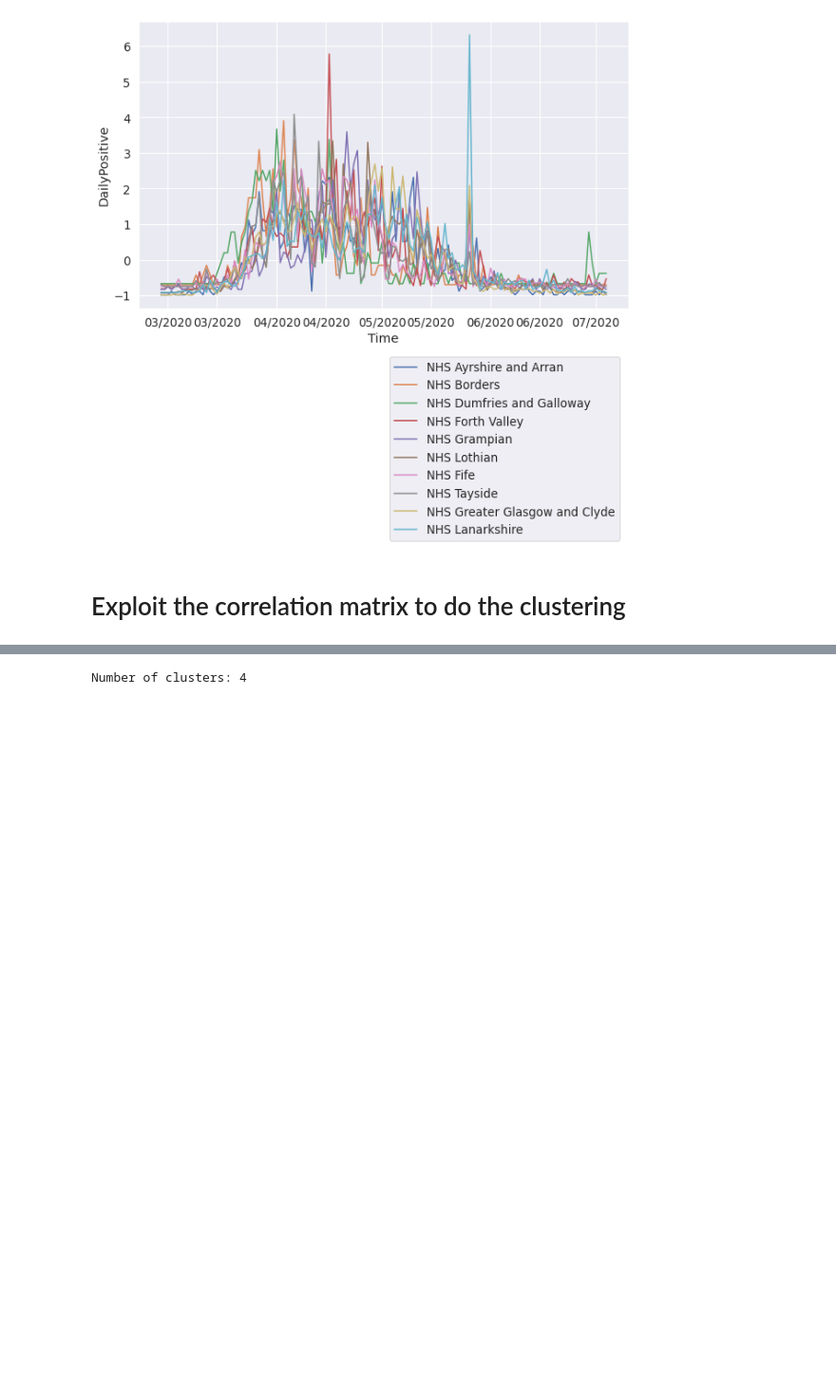
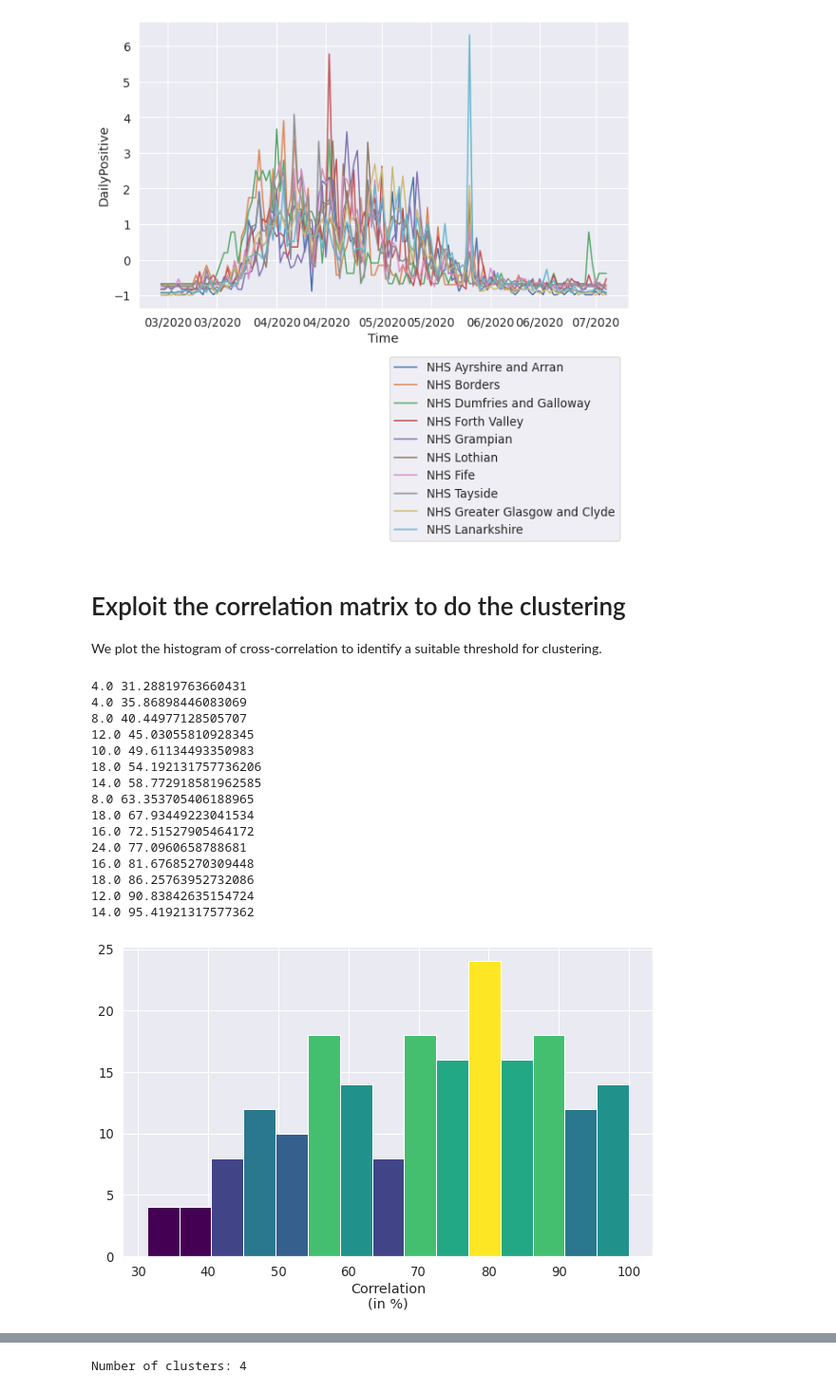
Before and after one commit to ScottishCovidResponse/scrc-vis-analytical, a Jupyter notebook: CorrelationMetrics/correlation_and_clustering.ipynb, the cells around one changed output, grey strips where cells are left out. Shown at 95% size. Saved outputs shown, nothing was run; the diff lists cells and outputs as text; code cells hidden in the pictures; blank space fills up the shorter version.

Commit message:
Plot the histogram of cross-correlation to identify a suitable default threshold.

```diff
--- a/CorrelationMetrics/correlation_and_clustering.ipynb
+++ b/CorrelationMetrics/correlation_and_clustering.ipynb
@@ -636,3 +641,45 @@ plotClusters(y_pred, df)
 [figure]
 # %% [markdown]
 # Exploit the correlation matrix to do the clustering
+
+We plot the histogram of cross-correlation to identify a suitable threshold for clustering.
+# %%
+fig, ax = plt.subplots(figsize=(10, 6))
+
+
+N, bins, patches=ax.hist(100 * np.array(correlation_matrix_with_timelag).flatten(), bins=15)
+
+# We'll color code by height, but you could use any scalar
+fracs = N / N.max()
+
+# we need to normalize the data to 0..1 for the full range of the colormap
+norm = colors.Normalize(fracs.min(), fracs.max())
+
+# Now, we'll loop through our objects and set the color of each accordingly
+for thisfrac, thispatch in zip(fracs, patches):
+    color = plt.cm.viridis(norm(thisfrac))
+    thispatch.set_facecolor(color)
+
+    ax.set_xlabel("Correlation\n(in %)")
+# Now we format the y-axis to display percentage
+# ax.yaxis.set_major_formatter(PercentFormatter(xmax=1))
+
+for n, bin in zip(N, bins):
+    print(n, bin)
+# %% [output]
+4.0 31.28819763660431
+4.0 35.86898446083069
+8.0 40.44977128505707
+12.0 45.03055810928345
+10.0 49.61134493350983
+18.0 54.192131757736206
+14.0 58.772918581962585
+8.0 63.353705406188965
+18.0 67.93449223041534
+16.0 72.51527905464172
+24.0 77.0960658788681
+16.0 81.67685270309448
+18.0 86.25763952732086
+12.0 90.83842635154724
+14.0 95.41921317577362
+[figure, added]
```
Also changed, not shown: parts of 5 cells of this notebook.
